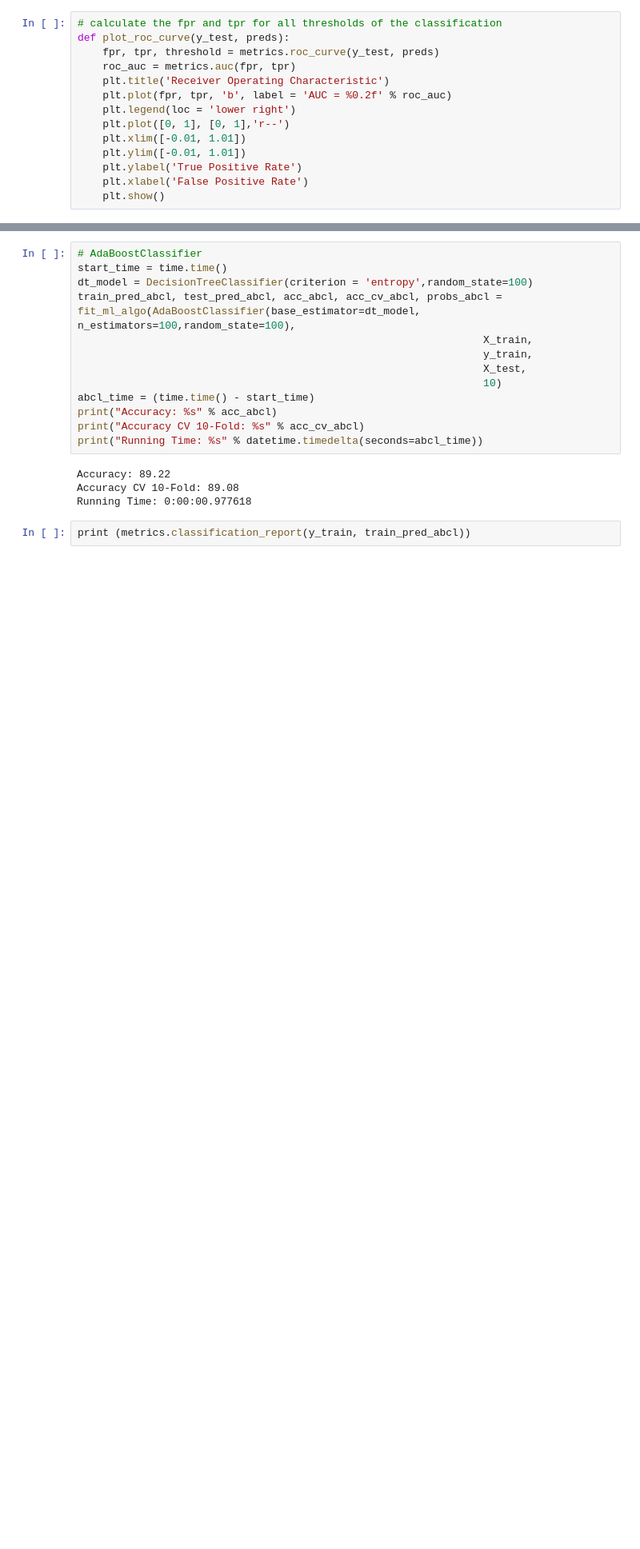
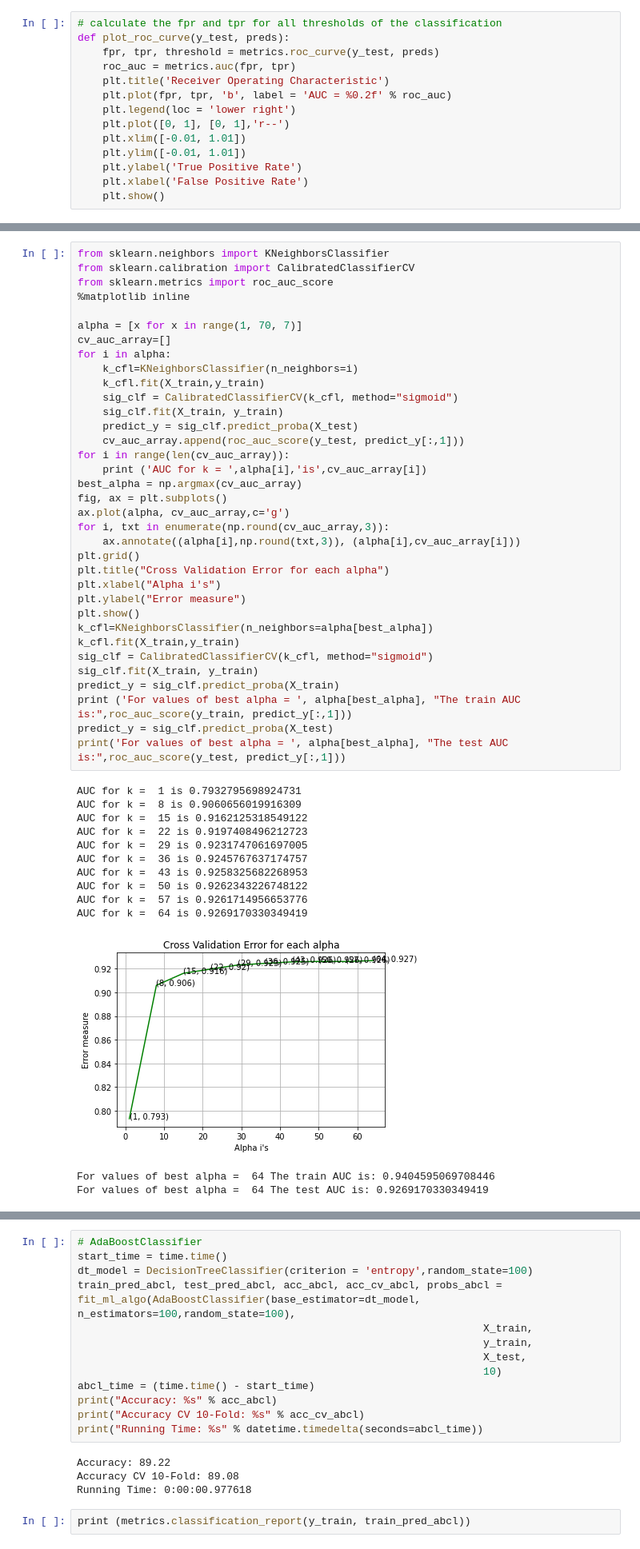
Before and after one commit to RistovaIvona/Bank-Marketing, a Jupyter notebook: Models/Models-with-MeanEncoder.ipynb, the cells around one changed output, grey strips where cells are left out. Shown: that part at 80% size. Saved outputs shown, nothing was run; the diff lists cells and outputs as text; blank space fills up the shorter version.

```diff
--- a/Models/Models-with-MeanEncoder.ipynb
+++ b/Models/Models-with-MeanEncoder.ipynb
@@ -529,3 +539,52 @@ plot_roc_curve(y_test, probs_log)
+# %%
+from sklearn.neighbors import KNeighborsClassifier
+from sklearn.calibration import CalibratedClassifierCV
+from sklearn.metrics import roc_auc_score
+%matplotlib inline
+
+alpha = [x for x in range(1, 70, 7)]
+cv_auc_array=[]
+for i in alpha:
+    k_cfl=KNeighborsClassifier(n_neighbors=i)
+    k_cfl.fit(X_train,y_train)
+    sig_clf = CalibratedClassifierCV(k_cfl, method="sigmoid")
+    sig_clf.fit(X_train, y_train)
+    predict_y = sig_clf.predict_proba(X_test)
+    cv_auc_array.append(roc_auc_score(y_test, predict_y[:,1]))
+for i in range(len(cv_auc_array)):
+    print ('AUC for k = ',alpha[i],'is',cv_auc_array[i])
+best_alpha = np.argmax(cv_auc_array)
+fig, ax = plt.subplots()
+ax.plot(alpha, cv_auc_array,c='g')
+for i, txt in enumerate(np.round(cv_auc_array,3)):
+    ax.annotate((alpha[i],np.round(txt,3)), (alpha[i],cv_auc_array[i]))
+plt.grid()
+plt.title("Cross Validation Error for each alpha")
+plt.xlabel("Alpha i's")
+plt.ylabel("Error measure")
+plt.show()
+k_cfl=KNeighborsClassifier(n_neighbors=alpha[best_alpha])
+k_cfl.fit(X_train,y_train)
+sig_clf = CalibratedClassifierCV(k_cfl, method="sigmoid")
+sig_clf.fit(X_train, y_train)
+predict_y = sig_clf.predict_proba(X_train)
+print ('For values of best alpha = ', alpha[best_alpha], "The train AUC is:",roc_auc_score(y_train, predict_y[:,1]))
+predict_y = sig_clf.predict_proba(X_test)
+print('For values of best alpha = ', alpha[best_alpha], "The test AUC is:",roc_auc_score(y_test, predict_y[:,1]))
+# %% [output]
+AUC for k =  1 is 0.7932795698924731
+AUC for k =  8 is 0.9060656019916309
+AUC for k =  15 is 0.9162125318549122
+AUC for k =  22 is 0.9197408496212723
+AUC for k =  29 is 0.9231747061697005
+AUC for k =  36 is 0.9245767637174757
+AUC for k =  43 is 0.9258325682268953
+AUC for k =  50 is 0.9262343226748122
+AUC for k =  57 is 0.9261714956653776
+AUC for k =  64 is 0.9269170330349419
+[figure, added]
+For values of best alpha =  64 The train AUC is: 0.9404595069708446
+For values of best alpha =  64 The test AUC is: 0.9269170330349419
 # %%
 # k-Nearest Neighbors
 start_time = time.time()
```
Also changed, not shown: parts of 46 cells of this notebook.
